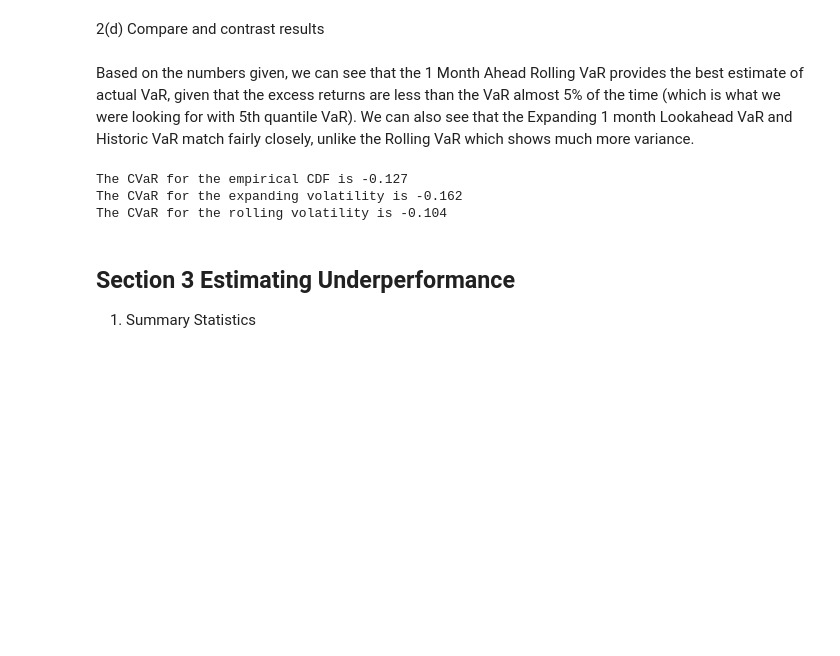
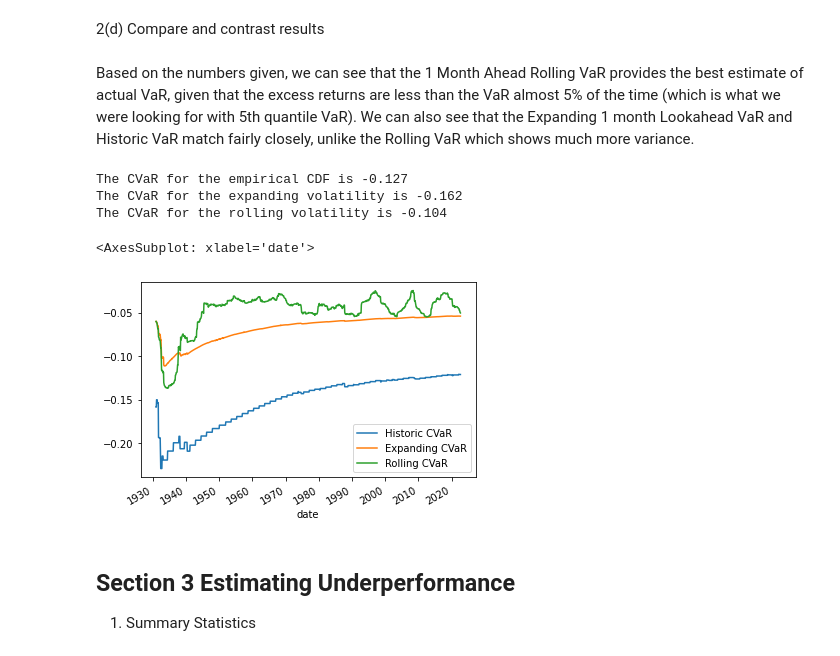
Before and after one commit to madison-rusch/finm-portfolio-2022, a Jupyter notebook: homework/HW 3.ipynb, the cells around one changed output. Saved outputs shown, nothing was run; the diff lists cells and outputs as text; code cells hidden in the pictures; blank space fills up the shorter version.

```diff
--- a/homework/HW 3.ipynb
+++ b/homework/HW 3.ipynb
@@ -90,26 +90,28 @@ Based on the numbers given, we can see that the 1 Month Ahead Rolling VaR provid
 # %%
 # 3(a) Calculate CVaR for empirical CDF, expanding volatility, and rolling volatility
 z_q = -1.65
 q = 0.05
 coef_CVaR = -stats.norm().cdf(z_q)/q
 
 historic_cvar = (df[df['Excess Returns'] < df['Historic VaR']]).mean()
-# df['Historic CVaR'] = df['Excess Returns'].expanding(60).apply(lambda x:x[x<x.quantile(0.05)].mean())
+df['Historic CVaR'] = df['Excess Returns'].expanding(60).apply(lambda x:x[x<x.quantile(0.05)].mean())
 print(f"The CVaR for the empirical CDF is {round(historic_cvar['SPX'],3)}")
 
 expanding_cvar = (returnsAndVaR[returnsAndVaR['Less Than Expanding VaR'] == True]).mean()
 print(f"The CVaR for the expanding volatility is {round(expanding_cvar['Excess Returns'],3)}")
-# df['Expanding CVaR'] = returnsAndVaR['Expanding VaR']*coef_CVaR
+df['Expanding CVaR'] = sigma_expanding*coef_CVaR
 
 rolling_cvar = (returnsAndVaR[returnsAndVaR['Less Than Rolling VaR'] == True]).mean()
 print(f"The CVaR for the rolling volatility is {round(rolling_cvar['Excess Returns'],3)}")
-# df['Rolling CVaR'] = returnsAndVaR['Rolling VaR']*coef_CVaR
+df['Rolling CVaR'] = sigma_rolling*coef_CVaR
 
-# df[['Expanding CVaR', 'Rolling CVaR']].plot()
+df[['Historic CVaR', 'Expanding CVaR', 'Rolling CVaR']].plot()
 # %% [output]
 The CVaR for the empirical CDF is -0.127
 The CVaR for the expanding volatility is -0.162
 The CVaR for the rolling volatility is -0.104
+<AxesSubplot: xlabel='date'>
+[figure, added]
 # %% [markdown]
 ## Section 3 Estimating Underperformance
 1. Summary Statistics
```
